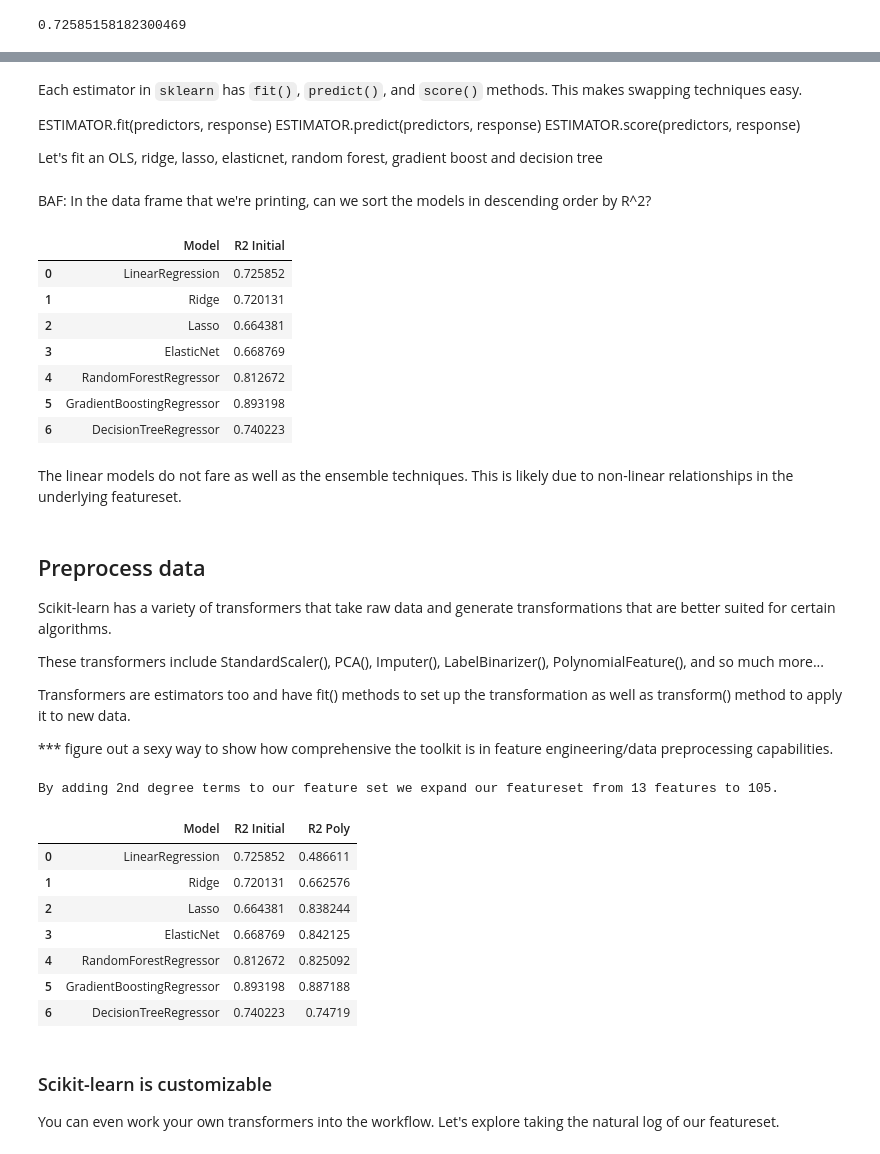
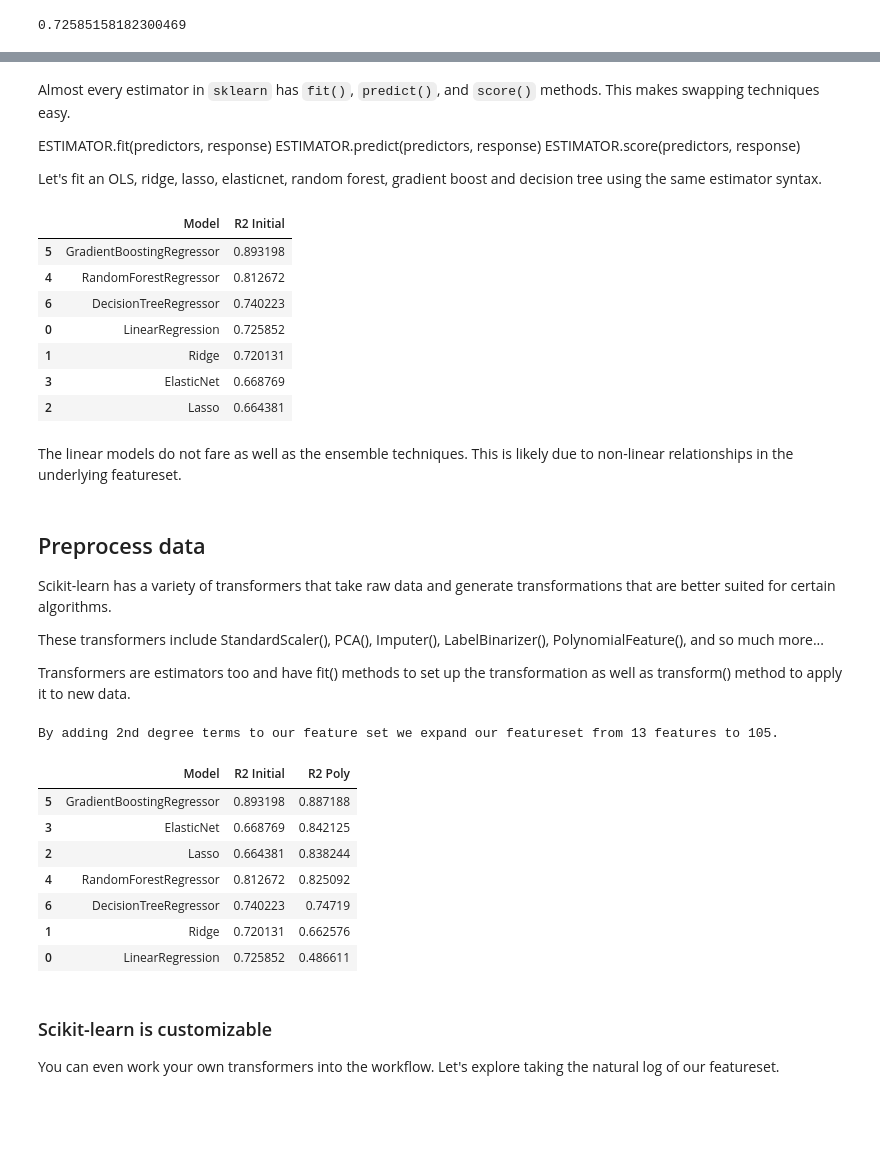
Before and after one commit to PirateGrunt/python4actuaries, a Jupyter notebook: sklearn-intro.ipynb, the cells around one changed output, grey strips where cells are left out. Drawn from its saved outputs; the diff is of its cells as text; code cells hidden in the pictures; blank space fills up the shorter version.

```diff
--- a/sklearn-intro.ipynb
+++ b/sklearn-intro.ipynb
@@ -88,48 +137,43 @@ pd.DataFrame(
 # %% [markdown]
-Each estimator in `sklearn` has  `fit()`, `predict()`, and `score()` methods. This makes swapping techniques easy.
+Almost every estimator in `sklearn` has  `fit()`, `predict()`, and `score()` methods. This makes swapping techniques easy.
 
 ESTIMATOR.fit(predictors, response)
 ESTIMATOR.predict(predictors, response)
 ESTIMATOR.score(predictors, response)
 
-Let's fit an OLS, ridge, lasso, elasticnet, random forest, gradient boost and decision tree
+Let's fit an OLS, ridge, lasso, elasticnet, random forest, gradient boost and decision tree using the same estimator syntax.
-# %% [markdown]
-BAF: In the data frame that we're printing, can we sort the models in descending order by R^2?
 # %%
 import sklearn.ensemble as ens
 import sklearn.tree as tree
 
-max_iter = 100000
-random_state = 42
-
-linear_models = [
+model_list = [
       lm.LinearRegression()
-    , lm.Ridge(max_iter = max_iter)
-    , lm.Lasso(max_iter = max_iter)
-    , lm.ElasticNet(max_iter = max_iter)
-    , ens.RandomForestRegressor(random_state=random_state)
-    , ens.GradientBoostingRegressor(random_state=random_state)
-    , tree.DecisionTreeRegressor(random_state=random_state)
+    , lm.Ridge(max_iter = 100000)
+    , lm.Lasso(max_iter = 100000)
+    , lm.ElasticNet(max_iter = 100000)
+    , ens.RandomForestRegressor(random_state=42)
+    , ens.GradientBoostingRegressor(random_state=42)
+    , tree.DecisionTreeRegressor(random_state=42)
 ]
 
-model_names = [type(model).__name__ for model in linear_models]
+model_names = [type(model).__name__ for model in model_list]
 
-fitted_models = [model.fit(X_train, y_train) for model in linear_models]
+fitted_models = [model.fit(X_train, y_train) for model in model_list]
 
 model_r2 = [model.score(X_test,y_test) for model in fitted_models]
 
 results = pd.DataFrame([model_names, model_r2], index=['Model','R2 Initial']).T
 
-results
+results.sort_values(['R2 Initial'], ascending=False)
 # %% [output]
 |  | Model | R2 Initial |
+| 5 | GradientBoostingRegressor | 0.893198 |
+| 4 | RandomForestRegressor | 0.812672 |
+| 6 | DecisionTreeRegressor | 0.740223 |
 | 0 | LinearRegression | 0.725852 |
 | 1 | Ridge | 0.720131 |
+| 3 | ElasticNet | 0.668769 |
 | 2 | Lasso | 0.664381 |
-| 3 | ElasticNet | 0.668769 |
-| 4 | RandomForestRegressor | 0.812672 |
-| 5 | GradientBoostingRegressor | 0.893198 |
-| 6 | DecisionTreeRegressor | 0.740223 |
 # %% [markdown]
 The linear models do not fare as well as the ensemble techniques.  This is likely due to non-linear relationships in the underlying featureset.
 # %% [markdown]
@@ -140,8 +184,6 @@ Scikit-learn has a variety of transformers that take raw data and generate trans
 These transformers include StandardScaler(), PCA(), Imputer(), LabelBinarizer(), PolynomialFeature(), and so much more...
 
 Transformers are estimators too and have fit() methods to set up the transformation as well as transform() method to apply it to new data.
-
-*** figure out a sexy way to show how comprehensive the toolkit is in feature engineering/data preprocessing capabilities.
 # %%
 from sklearn.preprocessing import PolynomialFeatures
 
@@ -153,24 +195,24 @@ X_test_transform = poly.transform(X_test)
 # %%
 print('By adding 2nd degree terms to our feature set we expand our featureset from ' + str(len(boston['feature_names'])) + \
       ' features to ' + str(len(poly.get_feature_names())) + '.')
 
 fitted_models = [model.fit(X_train_transform,y_train) for model in linear_models]
 
 model_r2 = [model.score(X_test_transform,y_test) for model in fitted_models]
 
 results = results.T.append(pd.Series(model_r2, name='R2 Poly')).T
 
-results
+results.sort_values('R2 Poly', ascending=False)
 # %% [output]
 By adding 2nd degree terms to our feature set we expand our featureset from 13 features to 105.
 |  | Model | R2 Initial | R2 Poly |
+| 5 | GradientBoostingRegressor | 0.893198 | 0.887188 |
+| 3 | ElasticNet | 0.668769 | 0.842125 |
+| 2 | Lasso | 0.664381 | 0.838244 |
+| 4 | RandomForestRegressor | 0.812672 | 0.825092 |
+| 6 | DecisionTreeRegressor | 0.740223 | 0.74719 |
+| 1 | Ridge | 0.720131 | 0.662576 |
 | 0 | LinearRegression | 0.725852 | 0.486611 |
-| 1 | Ridge | 0.720131 | 0.662576 |
-| 2 | Lasso | 0.664381 | 0.838244 |
-| 3 | ElasticNet | 0.668769 | 0.842125 |
-| 4 | RandomForestRegressor | 0.812672 | 0.825092 |
-| 5 | GradientBoostingRegressor | 0.893198 | 0.887188 |
-| 6 | DecisionTreeRegressor | 0.740223 | 0.74719 |
 # %% [markdown]
 ### Scikit-learn is customizable
 
```
Also changed, not shown: parts of 16 cells of this notebook.
